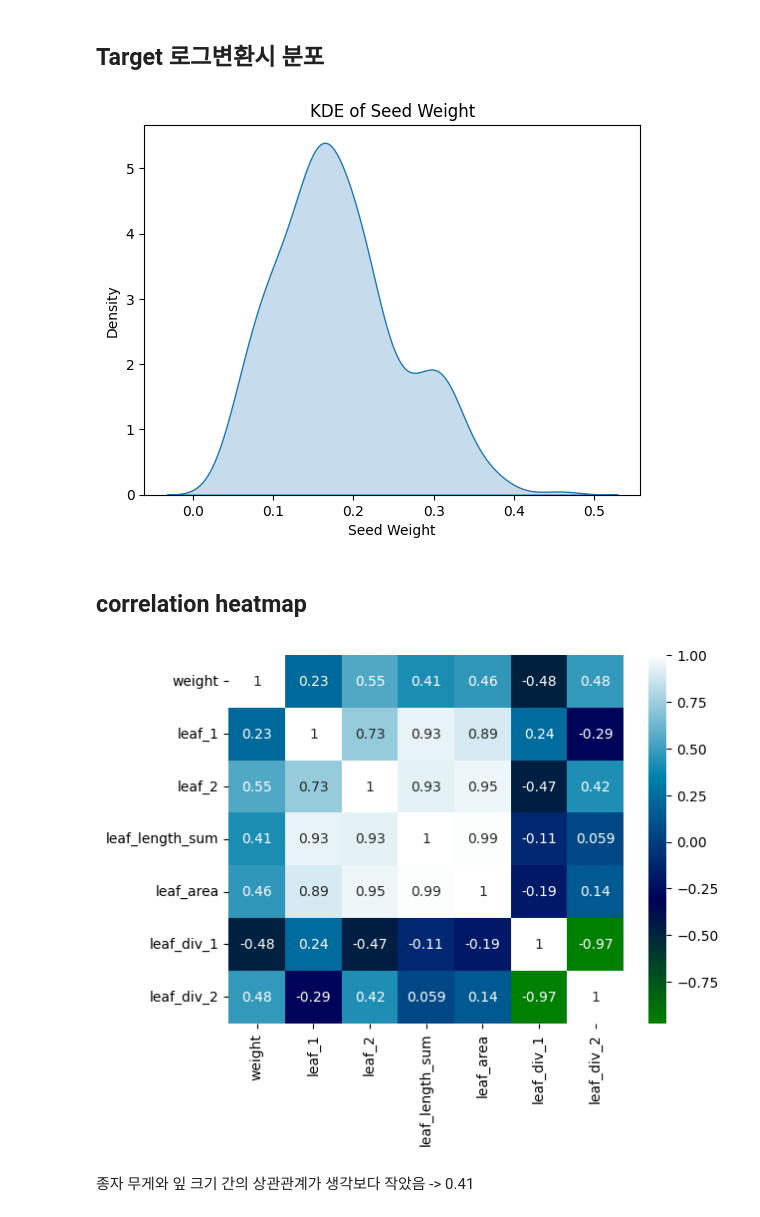
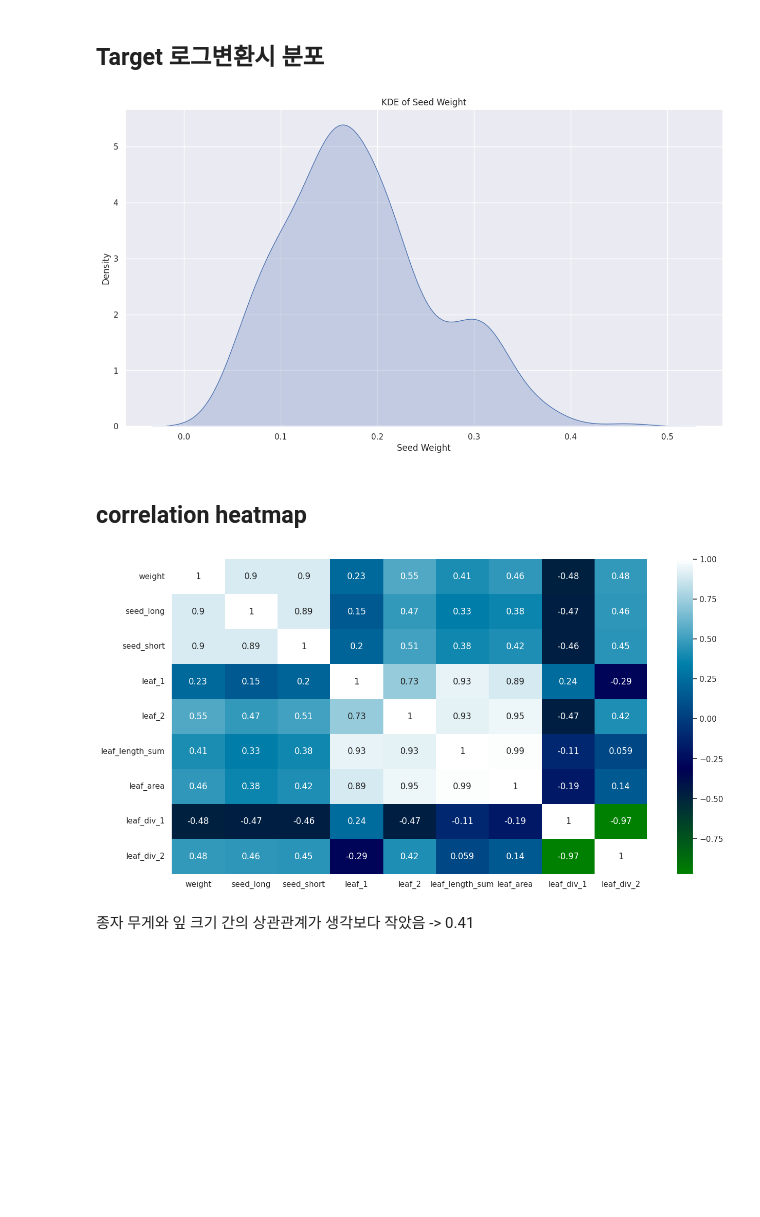
Before and after one commit to LEEINSEO-0118/Seed_Weight_Predict, a Jupyter notebook: seed_weight_EDA.ipynb, the cells around one changed output. Cells and saved outputs as stored; diff of their text form; code cells hidden in the pictures; blank space fills up the shorter version.

```diff
--- a/seed_weight_EDA.ipynb
+++ b/seed_weight_EDA.ipynb
@@ -113,10 +144,8 @@ dtype: int64
 
 Non null data count = 349
 # %%
-# 수치형 데이터들의 상관관계 파악
-# 종자 무게와 - 잎 크기 데이터와의 상관관계만 사용
-numeric = ['weight', 'leaf_1', 'leaf_2', 'leaf_length_sum', 'leaf_area', 'leaf_div_1', 'leaf_div_2']
-data_num = data[numeric]
+# 데이터들의 상관관계 파악
+data_num = data.copy()
 display(data_num.corr())
 print(data_num.isnull().sum())
 # %% [output]
@@ -177,14 +210,14 @@ plt.xlabel('Seed Weight')
 plt.ylabel('Density')
 plt.show()
 # %% [output]
-[figure, old version]
+[figure, new version]
 # %% [markdown]
 ## correlation heatmap
 # %%
 sns.heatmap(data_num.corr(), annot = True, cmap = 'ocean')
-plt.show()
+sns.set_theme(rc={'figure.figsize':(8,8)})
 # %% [output]
-[figure, old version]
+[figure, new version]
 # %% [markdown]
 종자 무게와 잎 크기 간의 상관관계가 생각보다 작았음 -> 0.41
 # %% [markdown]
```
Also changed, not shown: parts of 59 cells of this notebook.
